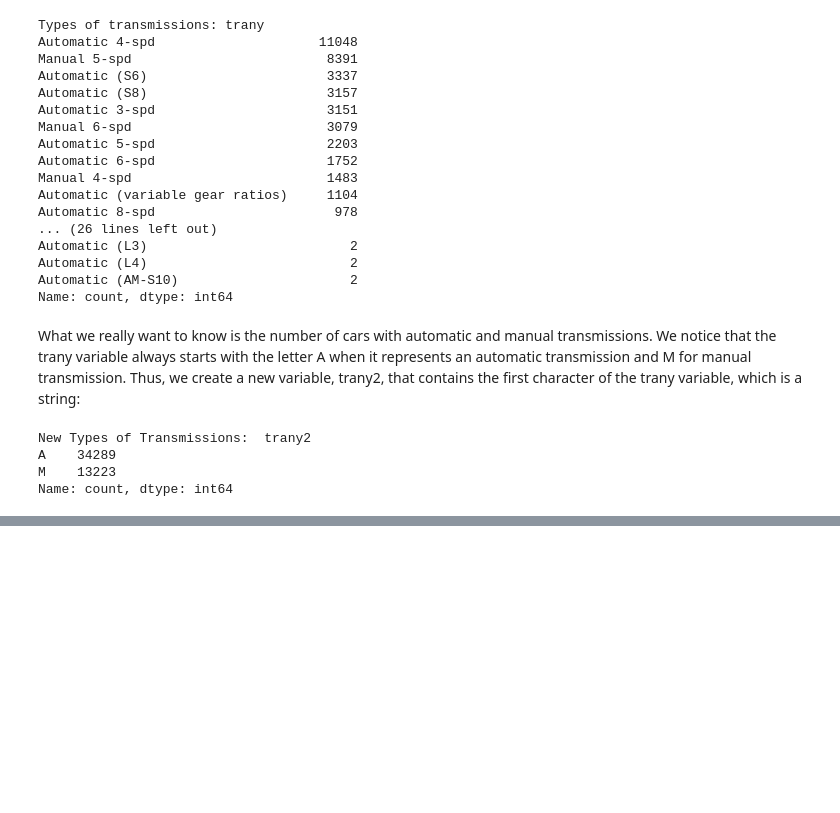
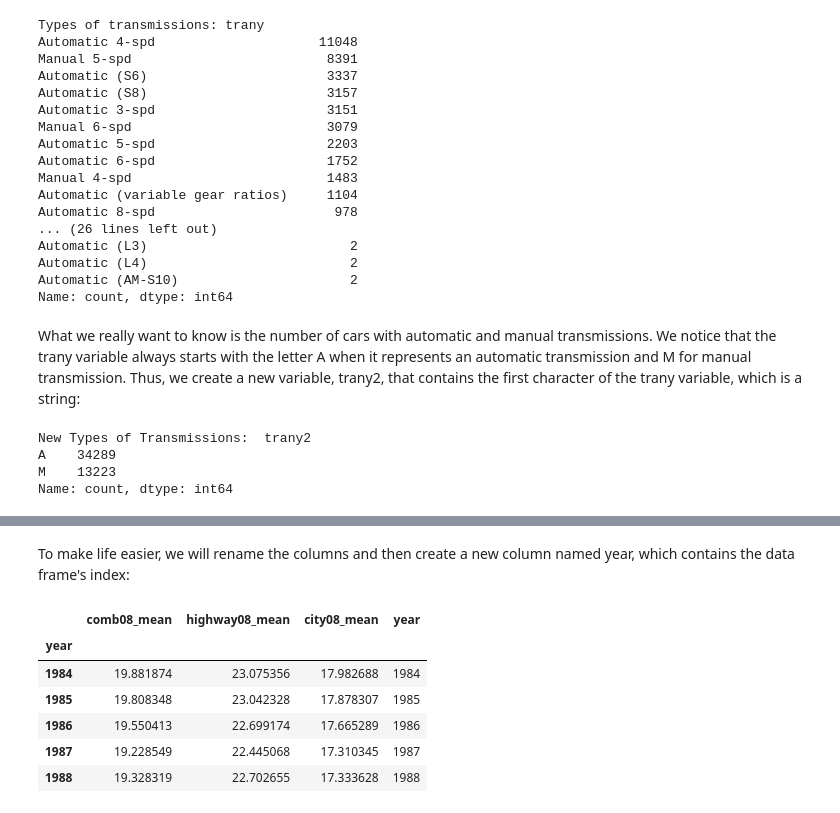
Before and after one commit to czek0/Data-Science-Portfolio, a Jupyter notebook: Fuel_Efficiency.ipynb, the cells around one changed output, grey strips where cells are left out. Drawn from its saved outputs; the diff is of its cells as text; code cells hidden in the pictures; blank space fills up the shorter version.

```diff
--- a/Fuel_Efficiency.ipynb
+++ b/Fuel_Efficiency.ipynb
@@ -117,0 +138,14 @@ Name: count, dtype: int64
+# %% [markdown]
+To make life easier, we will rename the columns and then create a new column named year, which contains the data frame's index:
+# %%
+averaged.columns = ['comb08_mean','highway08_mean','city08_mean']
+averaged['year'] = averaged.index
+averaged.head()
+# %% [output]
+|  | comb08_mean | highway08_mean | city08_mean | year |
+| year |  |  |  |  |
+| 1984 | 19.881874 | 23.075356 | 17.982688 | 1984 |
+| 1985 | 19.808348 | 23.042328 | 17.878307 | 1985 |
+| 1986 | 19.550413 | 22.699174 | 17.665289 | 1986 |
+| 1987 | 19.228549 | 22.445068 | 17.310345 | 1987 |
+| 1988 | 19.328319 | 22.702655 | 17.333628 | 1988 |
```
Also changed, not shown: parts of 22 cells of this notebook.
